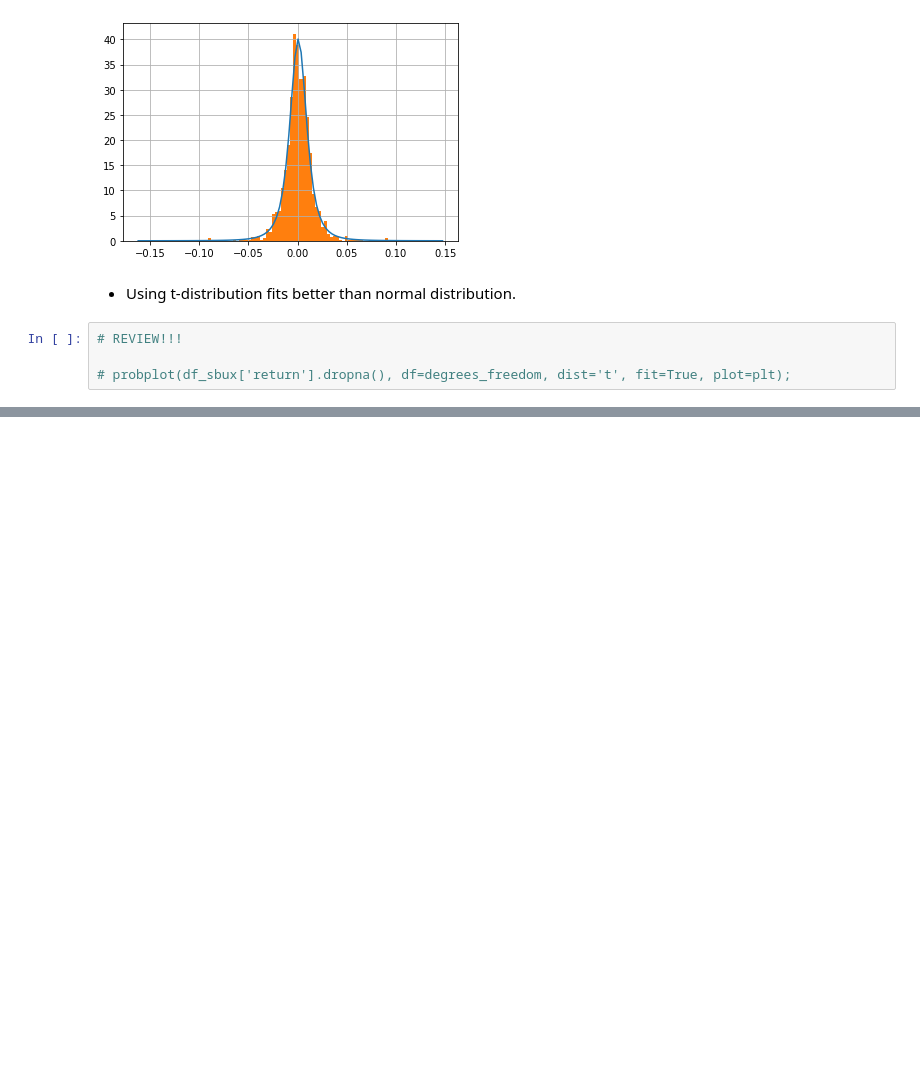
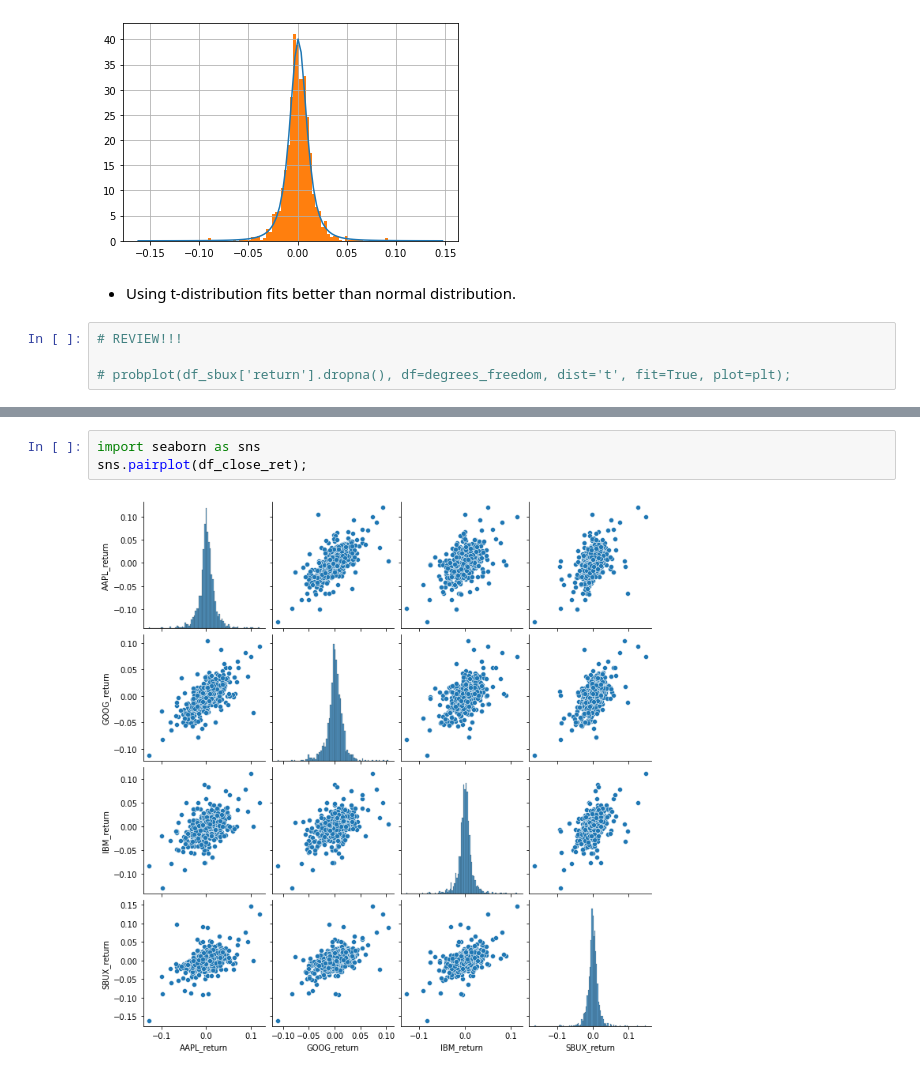
Before and after one commit to cafe-com-analytics/financial_engineering_suto, a Jupyter notebook: section_02_financial_basics/s02_04_financial_data_statistics.ipynb, the cells around one changed output, grey strips where cells are left out. Saved outputs shown, nothing was run; the diff lists cells and outputs as text; blank space fills up the shorter version.

```diff
--- a/section_02_financial_basics/s02_04_financial_data_statistics.ipynb
+++ b/section_02_financial_basics/s02_04_financial_data_statistics.ipynb
@@ -227,0 +333,5 @@ $$ \bar{X} - 1.96 \frac{\sigma}{\sqrt{N}} \leq \mu \leq \bar{X} + 1.96 \frac{\si
+# %%
+import seaborn as sns
+sns.pairplot(df_close_ret);
+# %% [output]
+[figure, added]
```
Also changed, not shown: parts of 16 cells of this notebook, 5 other files.
